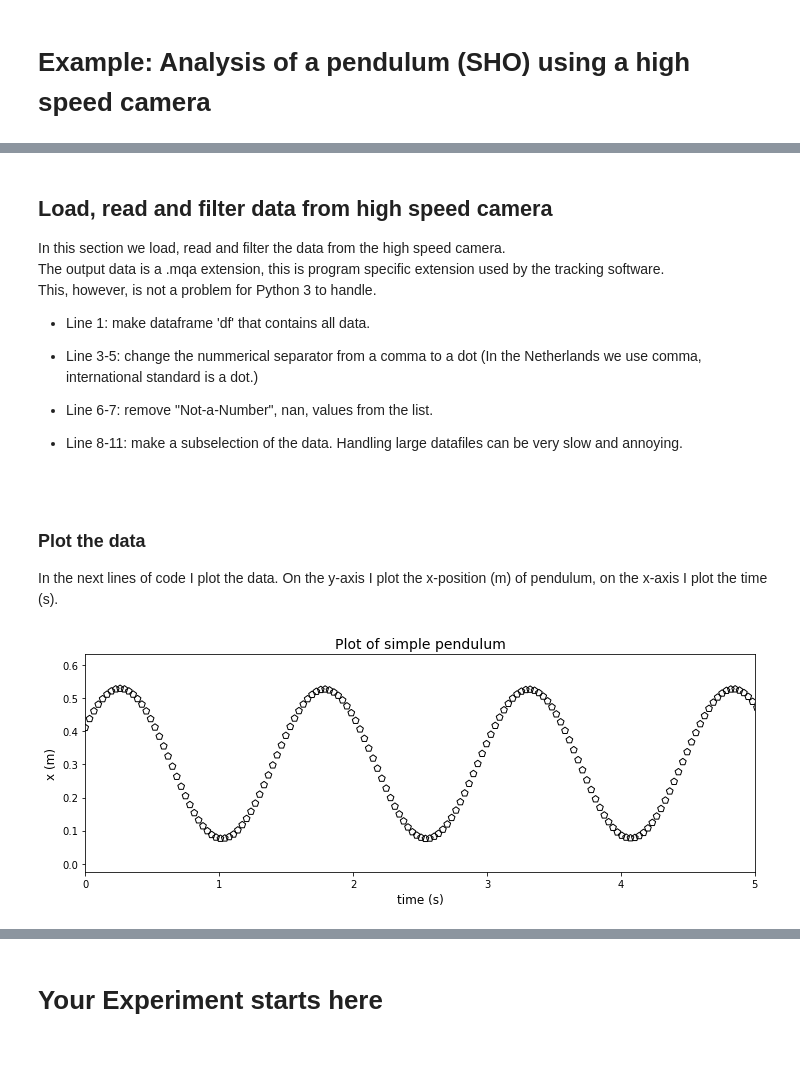
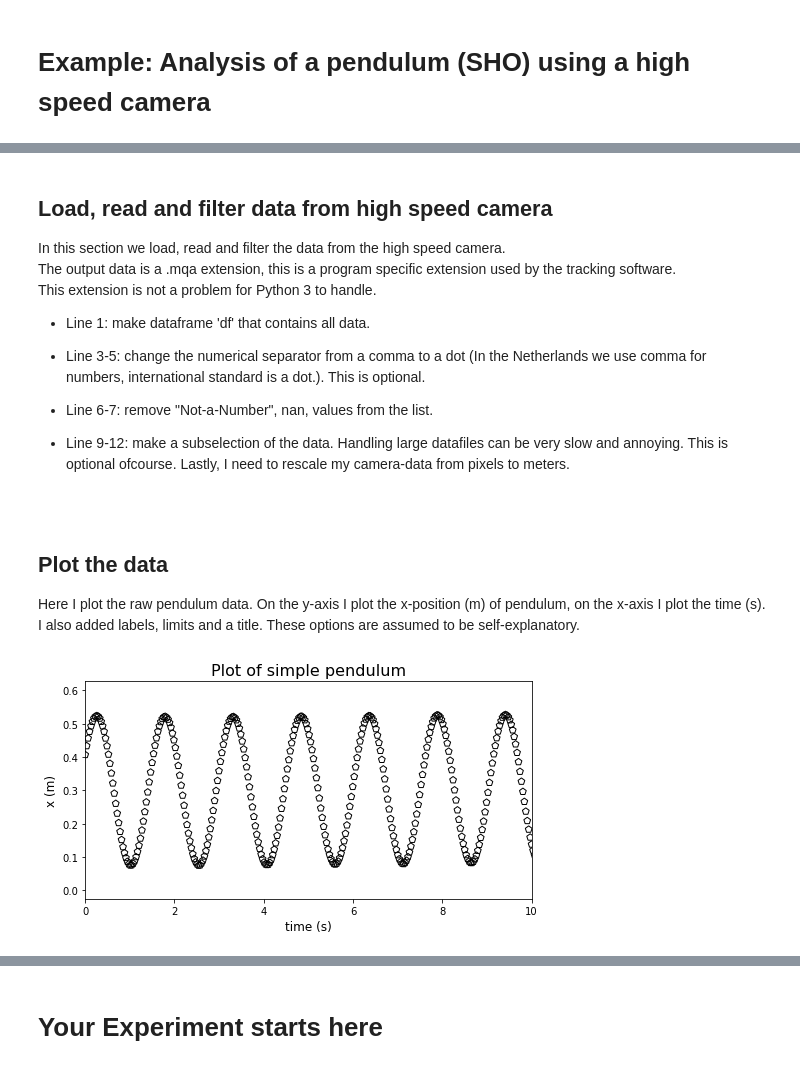
Before and after one commit to JBusink/Ndiff, a Jupyter notebook: code/Biomechanica_Notebook.ipynb, the cells around one changed output, grey strips where cells are left out. Cells and saved outputs as stored; diff of their text form; code cells hidden in the pictures.

Commit message:
add data

```diff
--- a/code/Biomechanica_Notebook.ipynb
+++ b/code/Biomechanica_Notebook.ipynb
@@ -47,44 +58,51 @@ cwd= os.path.split(os.getcwd())[0]
 # %% [markdown]
 ## Load, read and filter data from high speed camera
 In this section we load, read and filter the data from the high speed camera. <br>
-The output data is a .mqa extension, this is program specific extension used by the tracking software.<br>
-This, however, is not a problem for Python 3 to handle.
+The output data is a .mqa extension, this is a program specific extension used by the tracking software.<br>
+This extension is not a problem for Python 3 to handle.
 
  * Line 1: make dataframe 'df' that contains all data.<br>
 
- * Line 3-5: change the nummerical separator from a comma to a dot (In the Netherlands we use comma, international standard is a dot.)<br>
+ * Line 3-5: change the numerical separator from a comma to a dot (In the Netherlands we use comma for numbers, international standard is a dot.). This is optional.<br>
 
  * Line 6-7: remove "Not-a-Number", nan, values from the list.<br>
 
- * Line 8-11: make a subselection of the data. Handling large datafiles can be very slow and annoying.
+ * Line 9-12: make a subselection of the data. Handling large datafiles can be very slow and annoying. This is optional ofcourse. Lastly, I need to rescale my camera-data from pixels to meters.
 <br>
 # %%
 df=pd.read_csv(cwd+'/data/Slingerdata_1.mqa', sep='\t',header=0)
+
 Time = df['Time'].str.replace(',', '.').astype(float).to_list()
 Xpos = df['Point #1.X'].str.replace(',', '.').astype(float).to_list()
 Ypos = df['Point #1.Y'].str.replace(',', '.').astype(float).to_list()
+
+# Time = df['Time'] #comment if data is comma delimited.
+# Xpos = df['Point #1.X'] #comment if data is comma delimited.
+# Ypos = df['Point #1.Y'] #comment if data is comma delimited.
+
 Xpos = [x for x in Xpos if str(x) != 'nan']
 Ypos = [x for x in Ypos if str(x) != 'nan']
 
+scaling = 1/1010 #scaling factor from pixel to [m]
 t=np.asarray(Time[:15000])
-scaling = 1/1000 #scaling factor from pixel to [m]
 x = np.asarray(Xpos[0:15000])*scaling
 y = np.asarray(Ypos[0:15000])*scaling
 # %% [markdown]
-### Plot the data
-In the next lines of code I plot the data. On the y-axis I plot the x-position (m) of pendulum, on the x-axis I plot the time (s).
+## Plot the data
+Here I plot the raw pendulum data. On the y-axis I plot the x-position (m) of pendulum, on the x-axis I plot the time (s). <br>
+I also added labels, limits and a title. These options are assumed to be self-explanatory.
 # %%
-fig, axes = plt.subplots(1,1,figsize=(12,4)) #Creates a single figure with dimensions (12 by 6 (inch))
+fig, axes = plt.subplots(1,1,figsize=(8,4)) #Creates a single figure with dimensions (8 by 4 (inch))
 axes.scatter(t[::10],x[::10] ,color = 'black', s = 50, marker ='p',ec='black',fc='none') #plot every tenth datapoint t[::10], can be modified.
 
 #plot axis labels,title and adjust limits
-axes.set_title('Plot of simple pendulum',fontsize=14)
+axes.set_title('Plot of simple pendulum',fontsize=16)
 axes.set_xlabel('time (s)',fontsize=12)
 axes.set_ylabel('x (m)',fontsize=12)
-axes.set_xlim(0,5)
+axes.set_xlim(0,10)
 axes.set_ylim(np.min(x)-0.1,np.max(x)+0.1)
 
 plt.show()
 # %% [output]
-[figure, old version]
+[figure, new version]
 # %% [markdown]
```
Also changed, not shown: parts of 20 cells of this notebook, 3 other files.
